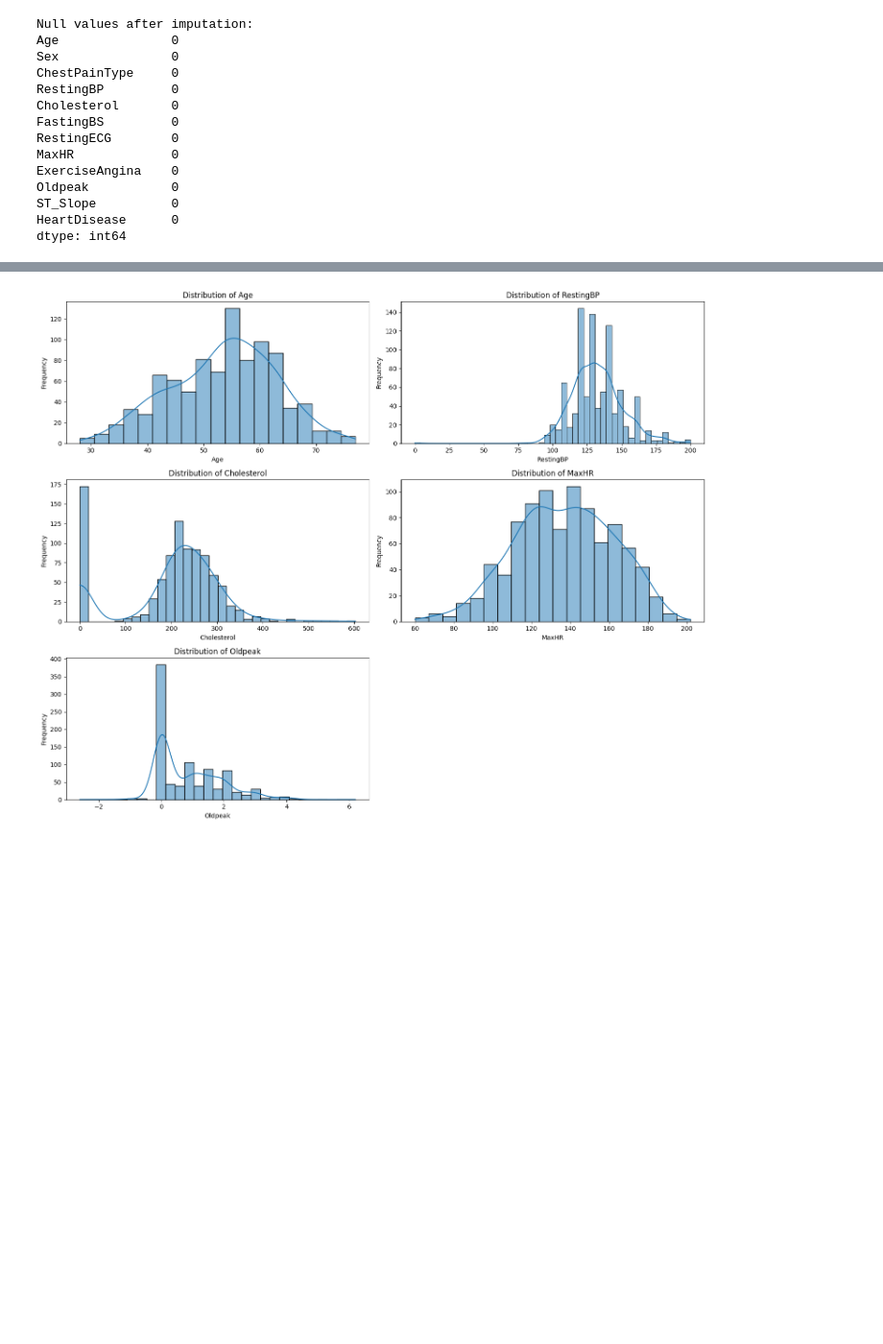
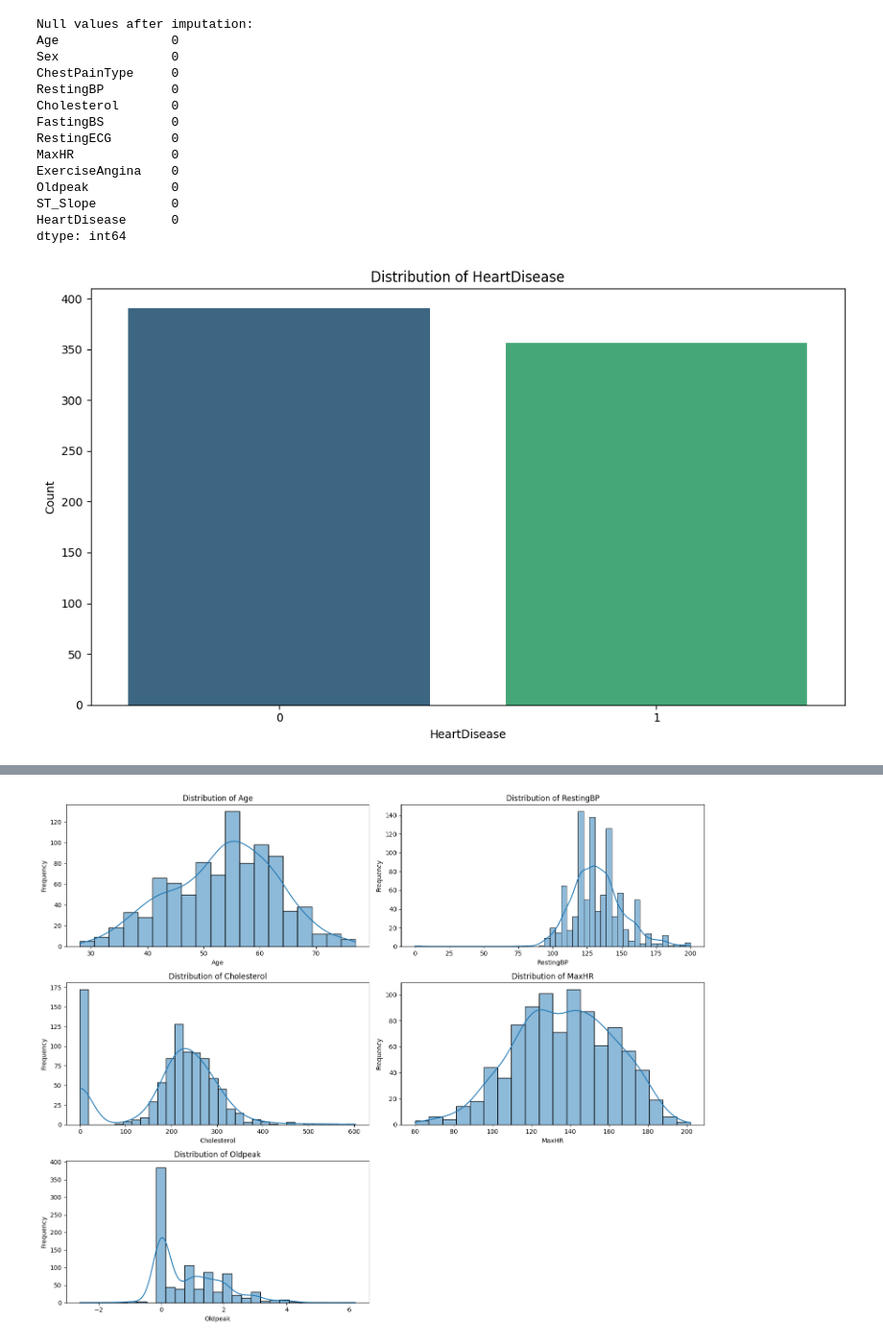
Before and after one commit to chirangovinna/Heart-Failure-Prediction, a Jupyter notebook: FMI_Heart_Failure_Prediction.ipynb, the cells around one changed output, grey strips where cells are left out. Shown at 96% size. Drawn from its saved outputs; the diff is of its cells as text; code cells hidden in the pictures; blank space fills up the shorter version.

```diff
--- a/FMI_Heart_Failure_Prediction.ipynb
+++ b/FMI_Heart_Failure_Prediction.ipynb
@@ -101,6 +101,22 @@ Oldpeak           0
 ST_Slope          0
 HeartDisease      0
 dtype: int64
+# %%
+# HeartDisease is the target variable, so we want to see how it's distributed
+import matplotlib.pyplot as plt
+import seaborn as sns
+
+plt.figure(figsize=(10, 6))
+# for i, feature in enumerate('HeartDisease'):
+plt.subplot(1, 1,  1) # Adjust subplot grid as needed
+sns.countplot(x='HeartDisease', data=df, palette='viridis', hue='HeartDisease', legend=False)
+plt.title(f'Distribution of HeartDisease')
+plt.xlabel('HeartDisease')
+plt.ylabel('Count')
+plt.tight_layout()
+plt.show()
+# %% [output]
+[figure, added]
 # %%
 import matplotlib.pyplot as plt
 import seaborn as sns
```
Also changed, not shown: parts of 7 cells of this notebook.
